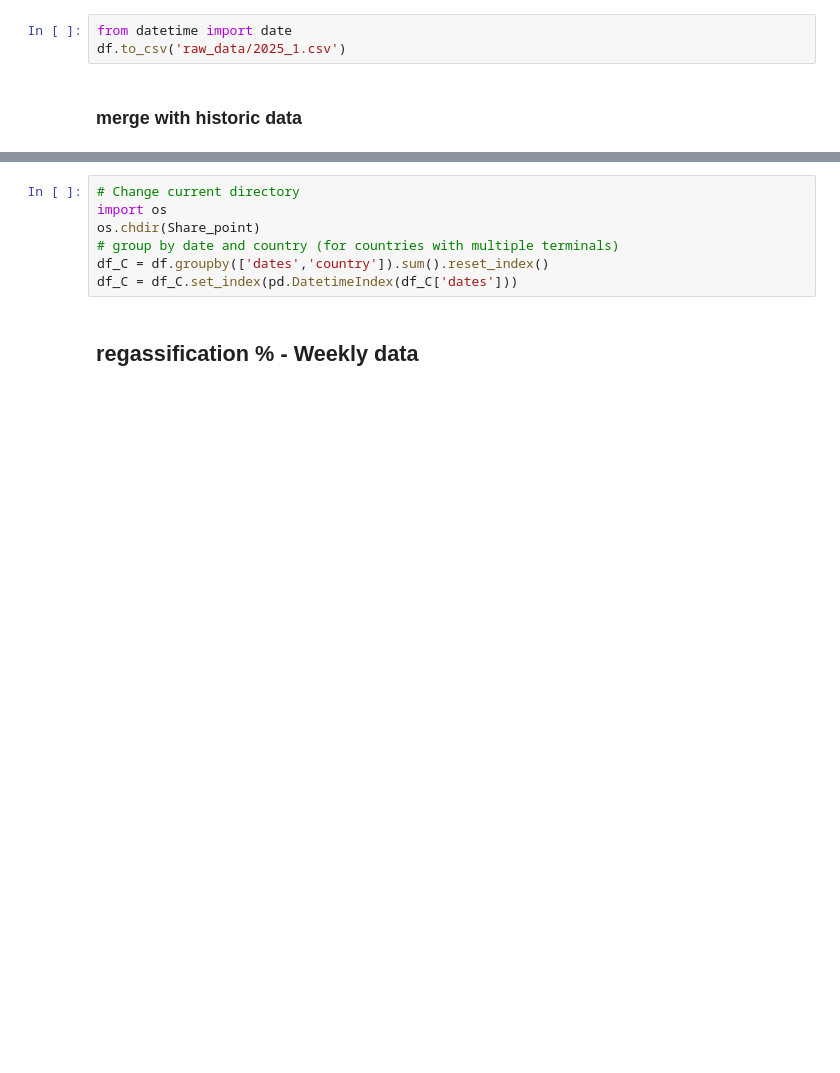
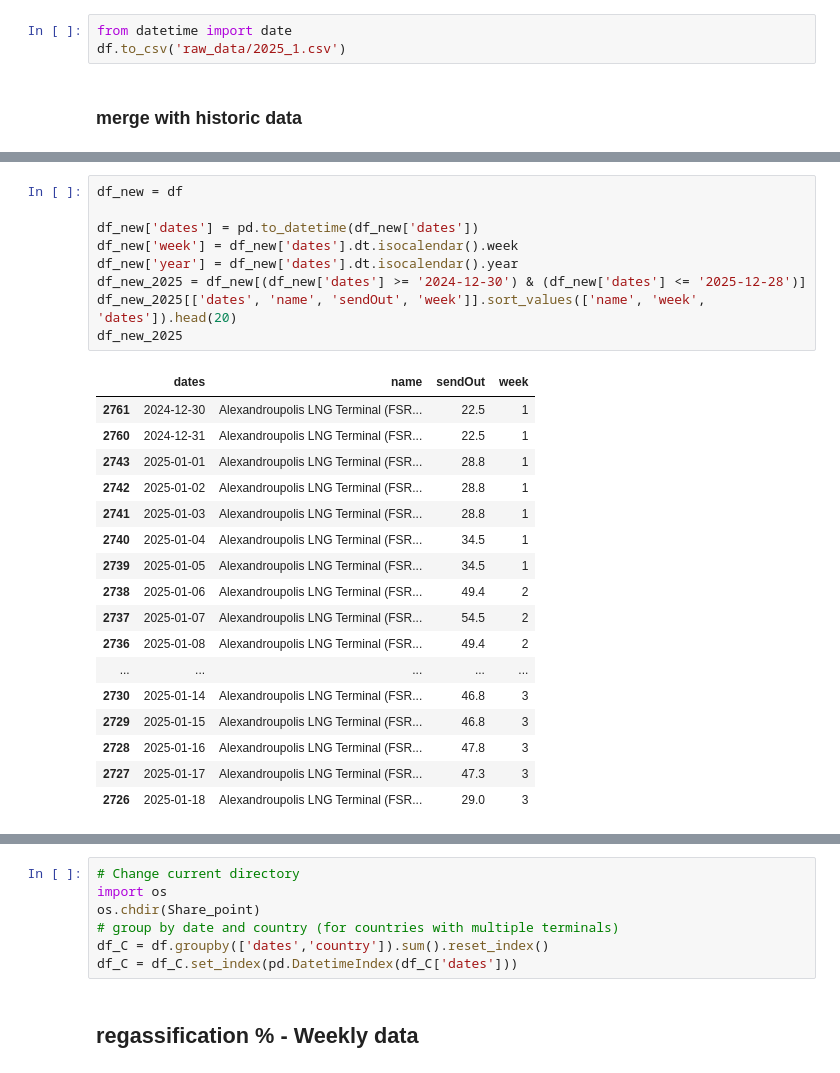
Before and after one commit to greenbruegel/gas-imports, a Jupyter notebook: weekly updates/1) LNG terminals.ipynb, the cells around one changed output, grey strips where cells are left out. Saved outputs shown, nothing was run; the diff lists cells and outputs as text; blank space fills up the shorter version.

```diff
--- a/weekly updates/1) LNG terminals.ipynb
+++ b/weekly updates/1) LNG terminals.ipynb
@@ -170,0 +186,27 @@ df = df.sort_values(by='dates')
+# %%
+df_new = df
+
+df_new['dates'] = pd.to_datetime(df_new['dates'])
+df_new['week'] = df_new['dates'].dt.isocalendar().week
+df_new['year'] = df_new['dates'].dt.isocalendar().year
+df_new_2025 = df_new[(df_new['dates'] >= '2024-12-30') & (df_new['dates'] <= '2025-12-28')]
+df_new_2025[['dates', 'name', 'sendOut', 'week']].sort_values(['name', 'week', 'dates']).head(20)
+df_new_2025
+# %% [output]
+|  | dates | name | sendOut | week |
+| 2761 | 2024-12-30 | Alexandroupolis LNG Terminal (FSR... | 22.5 | 1 |
+| 2760 | 2024-12-31 | Alexandroupolis LNG Terminal (FSR... | 22.5 | 1 |
+| 2743 | 2025-01-01 | Alexandroupolis LNG Terminal (FSR... | 28.8 | 1 |
+| 2742 | 2025-01-02 | Alexandroupolis LNG Terminal (FSR... | 28.8 | 1 |
+| 2741 | 2025-01-03 | Alexandroupolis LNG Terminal (FSR... | 28.8 | 1 |
+| 2740 | 2025-01-04 | Alexandroupolis LNG Terminal (FSR... | 34.5 | 1 |
+| 2739 | 2025-01-05 | Alexandroupolis LNG Terminal (FSR... | 34.5 | 1 |
+| 2738 | 2025-01-06 | Alexandroupolis LNG Terminal (FSR... | 49.4 | 2 |
+| 2737 | 2025-01-07 | Alexandroupolis LNG Terminal (FSR... | 54.5 | 2 |
+| 2736 | 2025-01-08 | Alexandroupolis LNG Terminal (FSR... | 49.4 | 2 |
+| ... | ... | ... | ... | ... |
+| 2730 | 2025-01-14 | Alexandroupolis LNG Terminal (FSR... | 46.8 | 3 |
+| 2729 | 2025-01-15 | Alexandroupolis LNG Terminal (FSR... | 46.8 | 3 |
+| 2728 | 2025-01-16 | Alexandroupolis LNG Terminal (FSR... | 47.8 | 3 |
+| 2727 | 2025-01-17 | Alexandroupolis LNG Terminal (FSR... | 47.3 | 3 |
+| 2726 | 2025-01-18 | Alexandroupolis LNG Terminal (FSR... | 29.0 | 3 |
```
Also changed, not shown: parts of 11 cells of this notebook.
